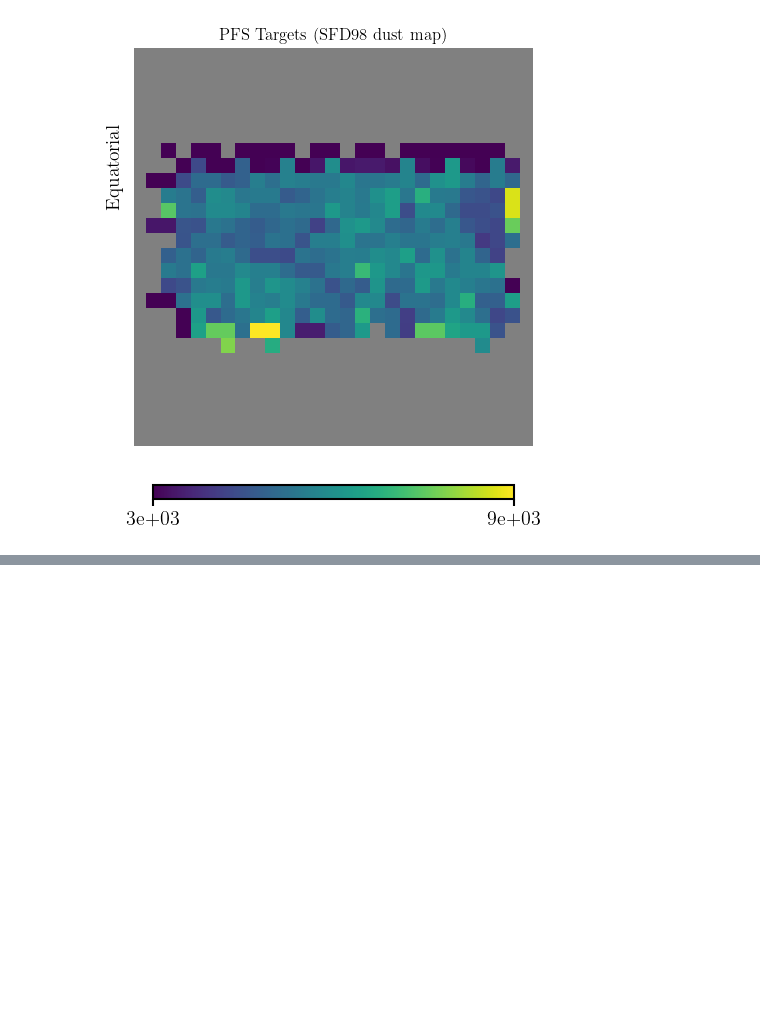
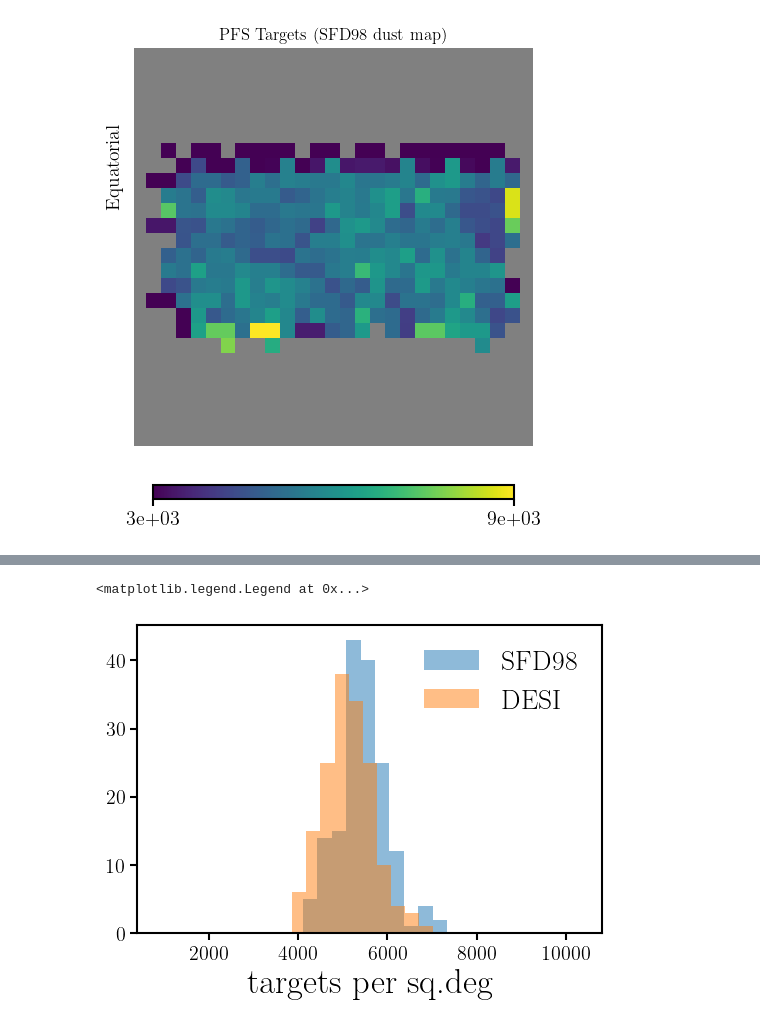
Before and after one commit to pfs-cosmo/pfstarget, a Jupyter notebook: bin/hsc/nb/target_density.ipynb, the cells around one changed output, grey strips where cells are left out. Cells and saved outputs as stored; diff of their text form; code cells hidden in the pictures; blank space fills up the shorter version.

```diff
--- a/bin/hsc/nb/target_density.ipynb
+++ b/bin/hsc/nb/target_density.ipynb
@@ -117,0 +119,16 @@ plt.ylim(-10, 2)
+# %%
+theta, phi = hp.pix2ang(128, np.arange(npix))
+_ra = np.degrees(phi)
+_dec = 90.0 - np.degrees(theta)
+
+in_radec_box = ((_ra > 30.) & (_ra < 38) & (_dec > -6) & (_dec < -2))
+# %%
+fig = plt.figure(figsize=(6,4))
+sub = fig.add_subplot(111)
+_ = sub.hist(hp_targets_sfd98[in_radec_box]/hp_map_effarea[in_radec_box], alpha=0.5, label='SFD98')
+_ = sub.hist(hp_targets_desi[in_radec_box]/hp_map_effarea[in_radec_box], alpha=0.5, label='DESI')
+sub.set_xlabel('targets per sq.deg', fontsize=25)
+sub.legend(loc='upper right', fontsize=20)
+# %% [output]
+<matplotlib.legend.Legend at 0x...>
+[figure, added]
```
Also changed, not shown: parts of 9 cells of this notebook.
